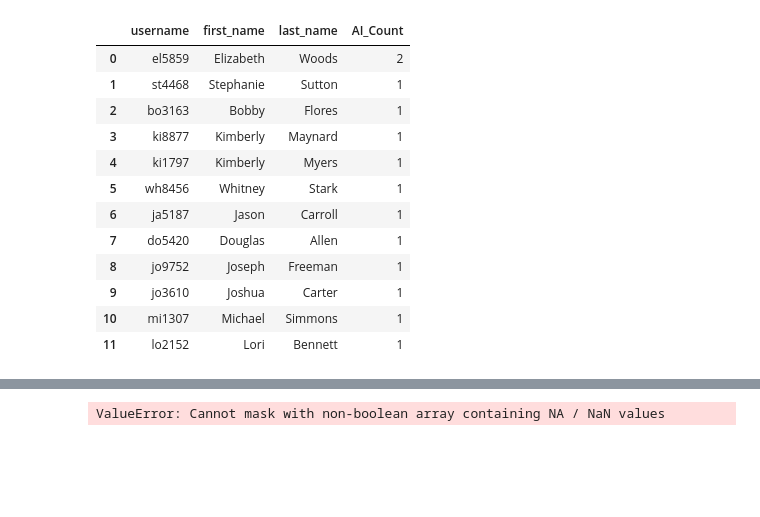
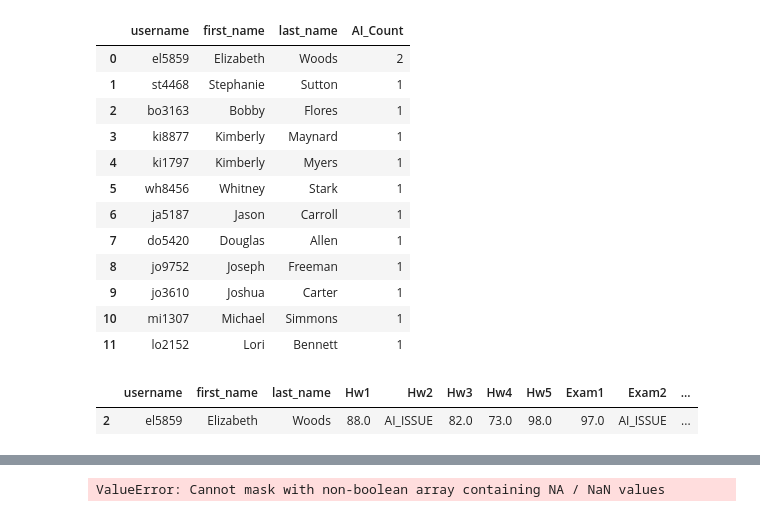
Before and after one commit to pChitral/assignment6, a Jupyter notebook: playground.ipynb, the cells around one changed output, grey strips where cells are left out. Saved outputs shown, nothing was run; the diff lists cells and outputs as text; code cells hidden in the pictures; blank space fills up the shorter version.

```diff
--- a/playground.ipynb
+++ b/playground.ipynb
@@ -1015,3 +1014,10 @@ pd6[['username','first_name','last_name','AI_Count']].reset_index(drop = True)
 | 9 | jo3610 | Joshua | Carter | 1 |
 | 10 | mi1307 | Michael | Simmons | 1 |
 | 11 | lo2152 | Lori | Bennett | 1 |
+# %%
+
+dfhw2 = df[ df["Hw2"] == 'AI_ISSUE']
+dfhw2
+# %% [output]
+|  | username | first_name | last_name | Hw1 | Hw2 | Hw3 | Hw4 | Hw5 | Exam1 | Exam2 | ... |
+| 2 | el5859 | Elizabeth | Woods | 88.0 | AI_ISSUE | 82.0 | 73.0 | 98.0 | 97.0 | AI_ISSUE | ... |
```
Also changed, not shown: parts of 3 cells of this notebook, 1 other file.
